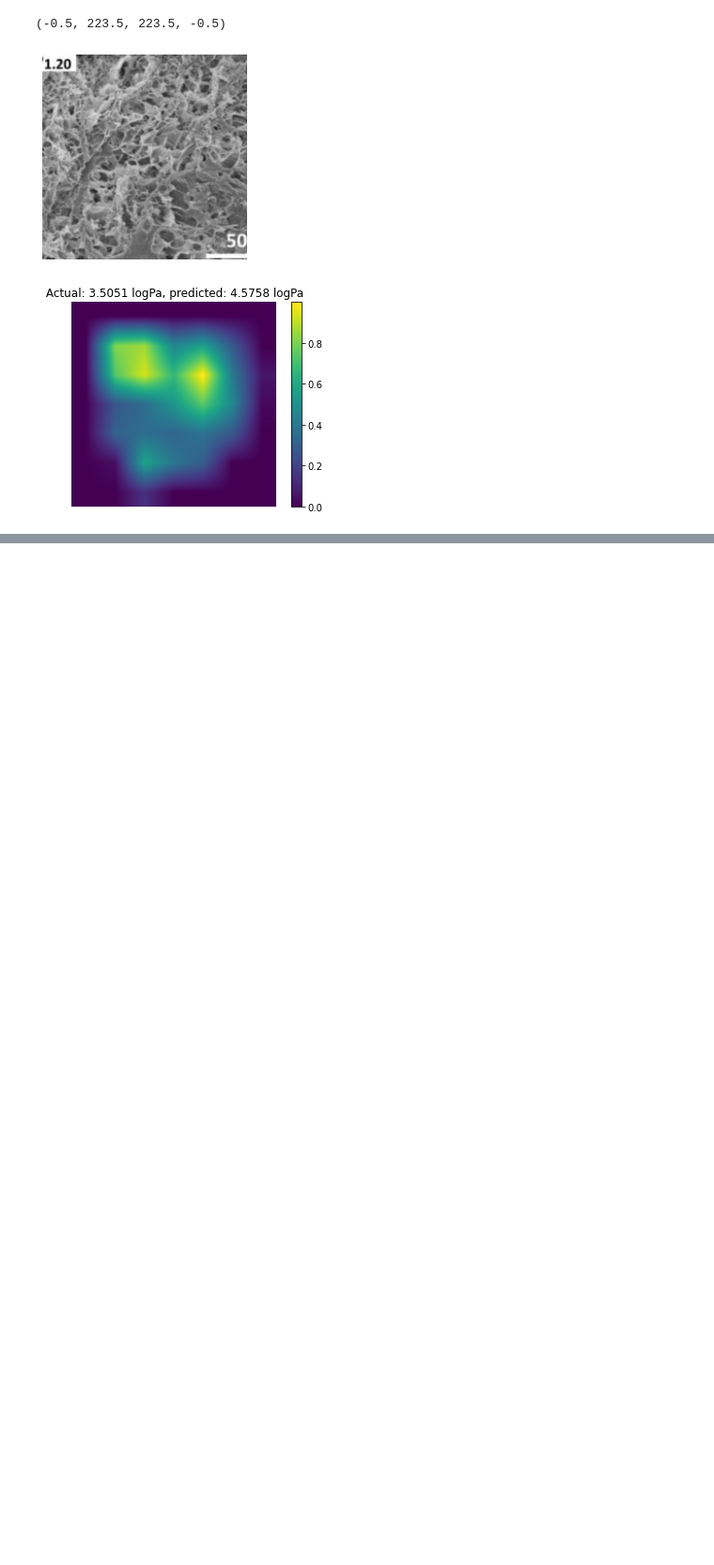
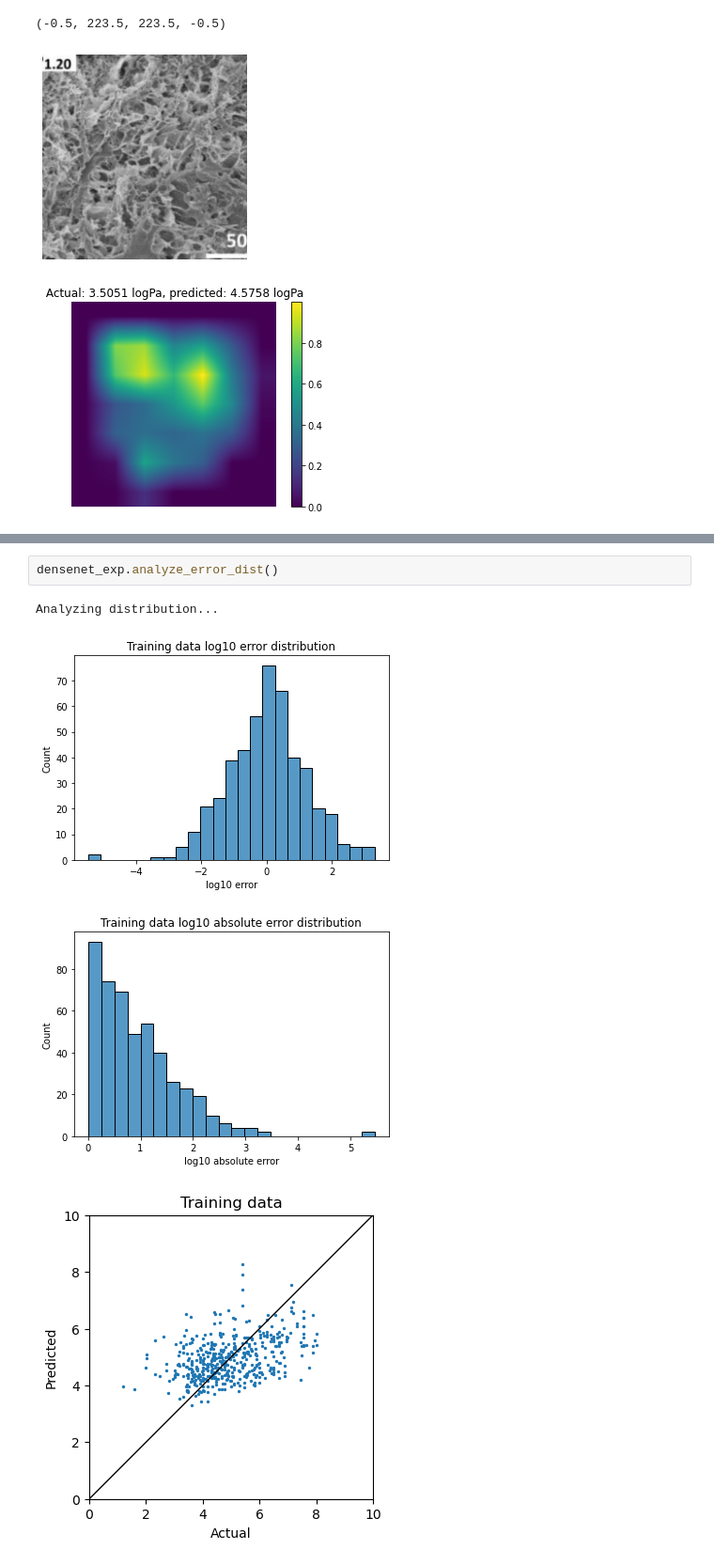
Before and after one commit to brandonho667/sempro-model, a Jupyter notebook: experiment_example.ipynb, the cells around one changed output, grey strips where cells are left out. Shown at 94% size. Saved outputs shown, nothing was run; the diff lists cells and outputs as text; blank space fills up the shorter version.

```diff
--- a/experiment_example.ipynb
+++ b/experiment_example.ipynb
@@ -150,0 +230,7 @@ plt.axis('off')
+# %%
+densenet_exp.analyze_error_dist()
+# %% [output]
+Analyzing distribution...
+[figure, added]
+[figure, added]
+[figure, added]
```
Also changed, not shown: parts of 16 cells of this notebook, 3 other files.
